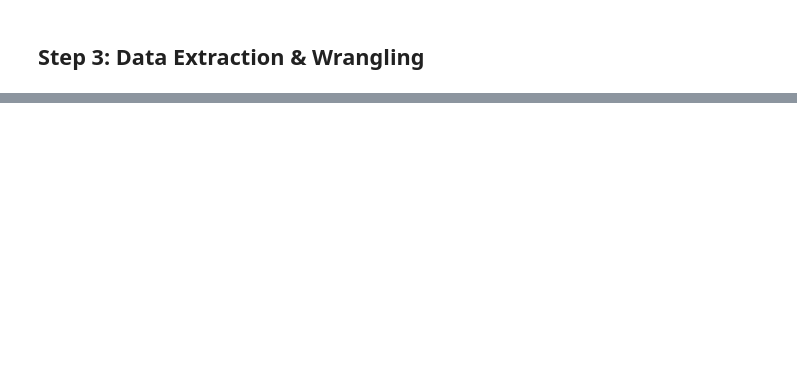
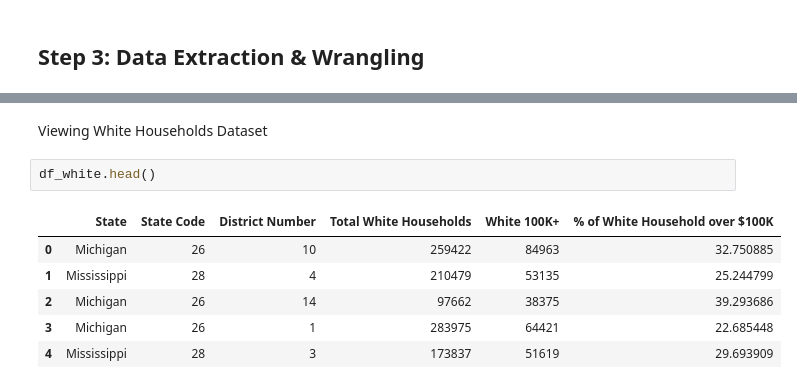
Before and after one commit to phengangchiv/AWS_course, a Jupyter notebook: Congressional_Analysis_Revised.ipynb, the cells around one changed output, grey strips where cells are left out. Drawn from its saved outputs; the diff is of its cells as text; blank space fills up the shorter version.

```diff
--- a/Congressional_Analysis_Revised.ipynb
+++ b/Congressional_Analysis_Revised.ipynb
@@ -391,0 +179,11 @@ Add Here
+# %% [markdown]
+Viewing White Households Dataset
+# %%
+df_white.head()
+# %% [output]
+|  | State | State Code | District Number | Total White Households | White 100K+ | % of White Household over $100K |
+| 0 | Michigan | 26 | 10 | 259422 | 84963 | 32.750885 |
+| 1 | Mississippi | 28 | 4 | 210479 | 53135 | 25.244799 |
+| 2 | Michigan | 26 | 14 | 97662 | 38375 | 39.293686 |
+| 3 | Michigan | 26 | 1 | 283975 | 64421 | 22.685448 |
+| 4 | Mississippi | 28 | 3 | 173837 | 51619 | 29.693909 |
```
Also changed, not shown: parts of 70 cells of this notebook.
